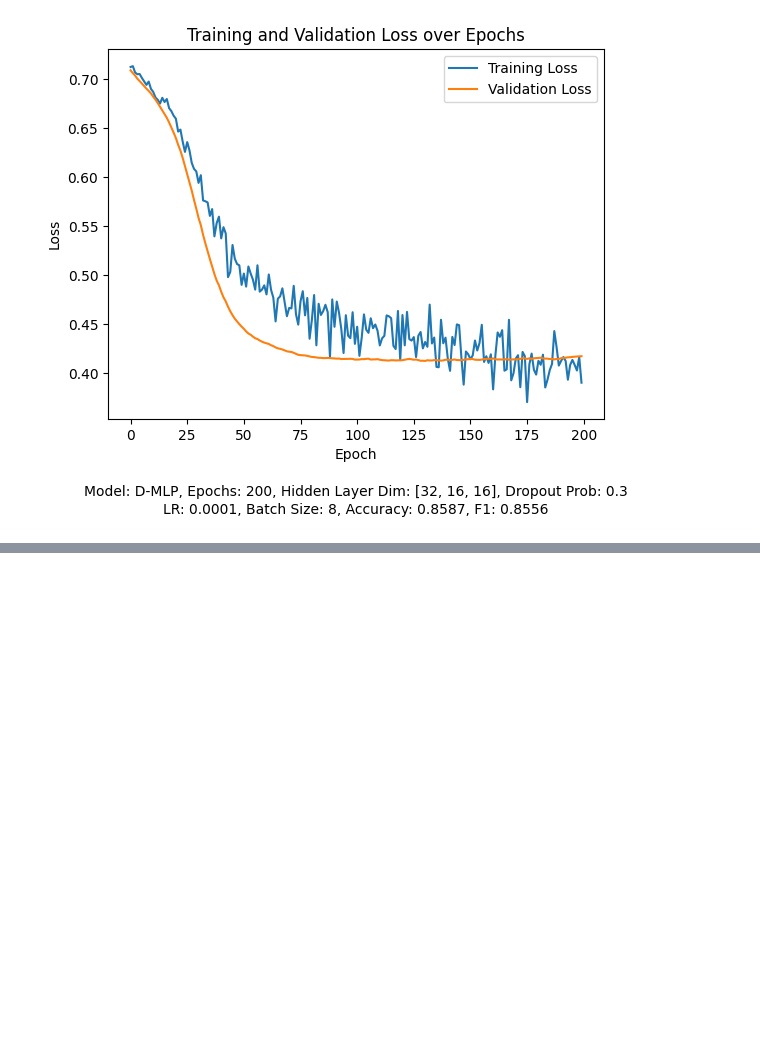
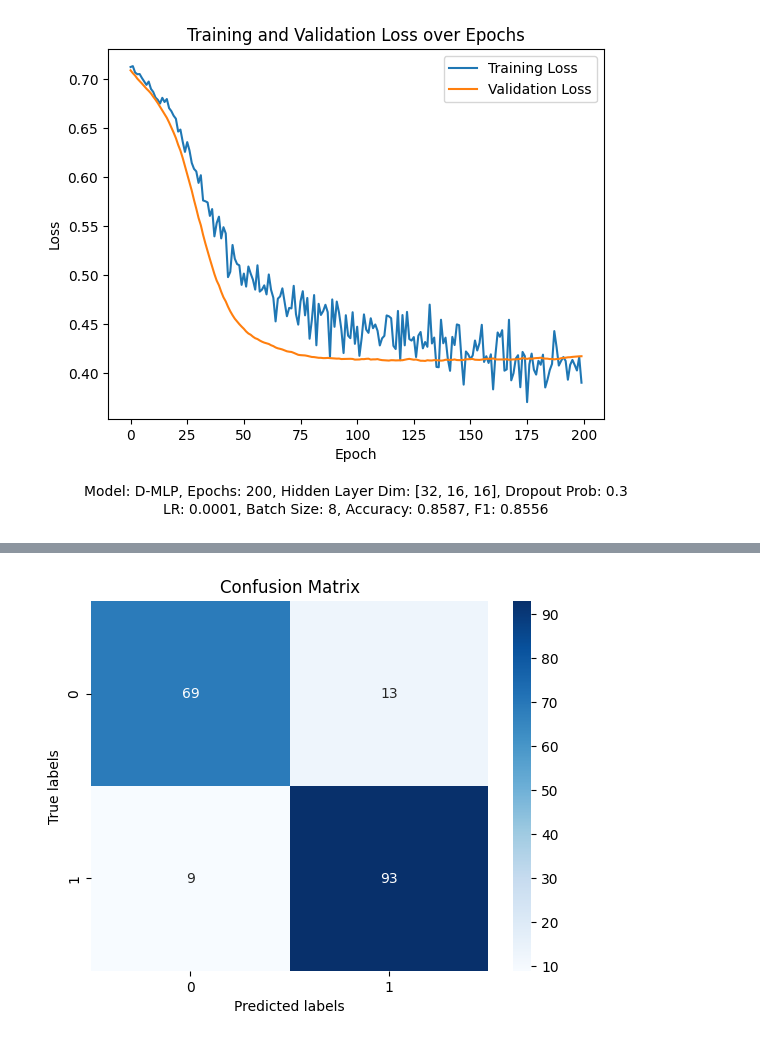
Before and after one commit to LucaGuidi5/Heart_failure_classification, a Jupyter notebook: notebooks/heart_failure_class.ipynb, the cells around one changed output, grey strips where cells are left out. Saved outputs shown, nothing was run; the diff lists cells and outputs as text; code cells hidden in the pictures; blank space fills up the shorter version.

```diff
--- a/notebooks/heart_failure_class.ipynb
+++ b/notebooks/heart_failure_class.ipynb
@@ -637 +740,12 @@ def evaluate_model(model, test_loader):
+# %%
+# Model parameters
+lstm_params = {
+    'input_size' : 11,
+    'hidden_size' : 32,
+    'num_layers' : 2,
+    'output_size' : 1 , # Binary classification
+    'num_epochs' : 100,
+    'learning_rate' : 0.0001,
+    'batch_size' : 16,
+}
 # %% [markdown]
@@ -680,0 +806,4 @@ save_plot_losses(train_losses, val_losses, params_s, namefig)
+# %%
+plot_confusion_matrix(y_true, y_pred, 'Confusion Matrix')
+# %% [output]
+[figure, added]
```
Also changed, not shown: parts of 35 cells of this notebook.
